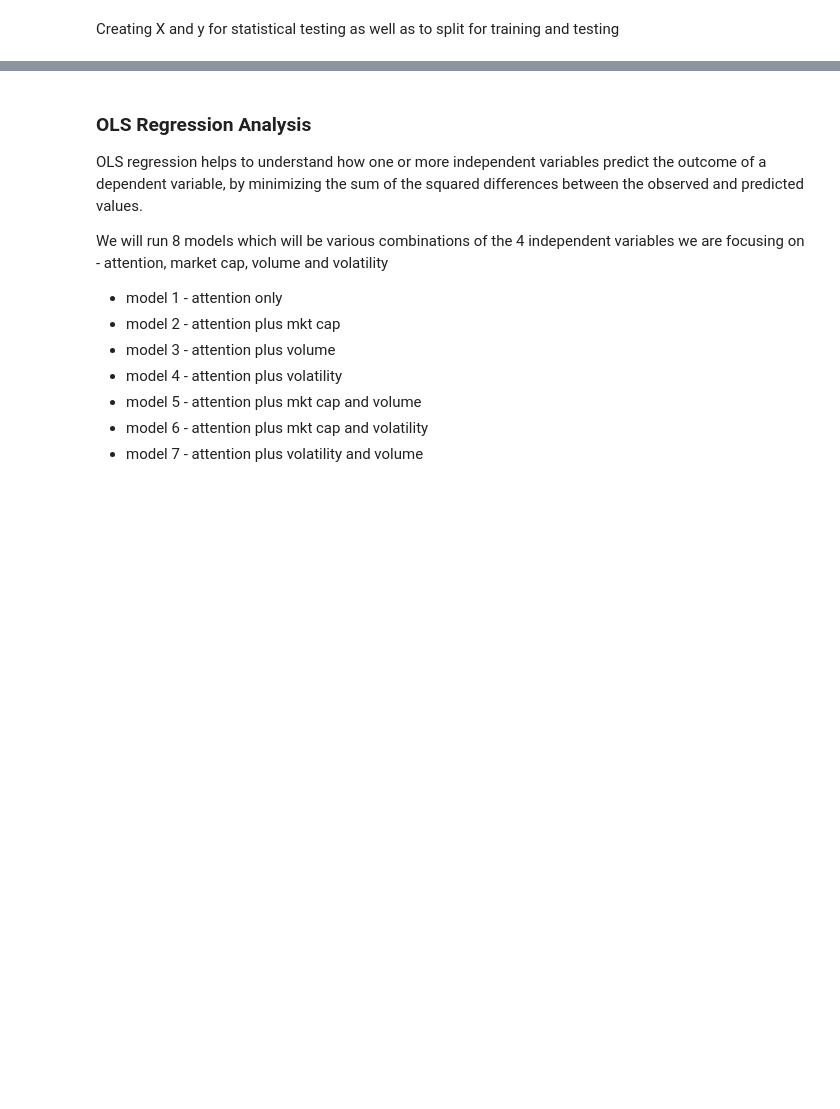
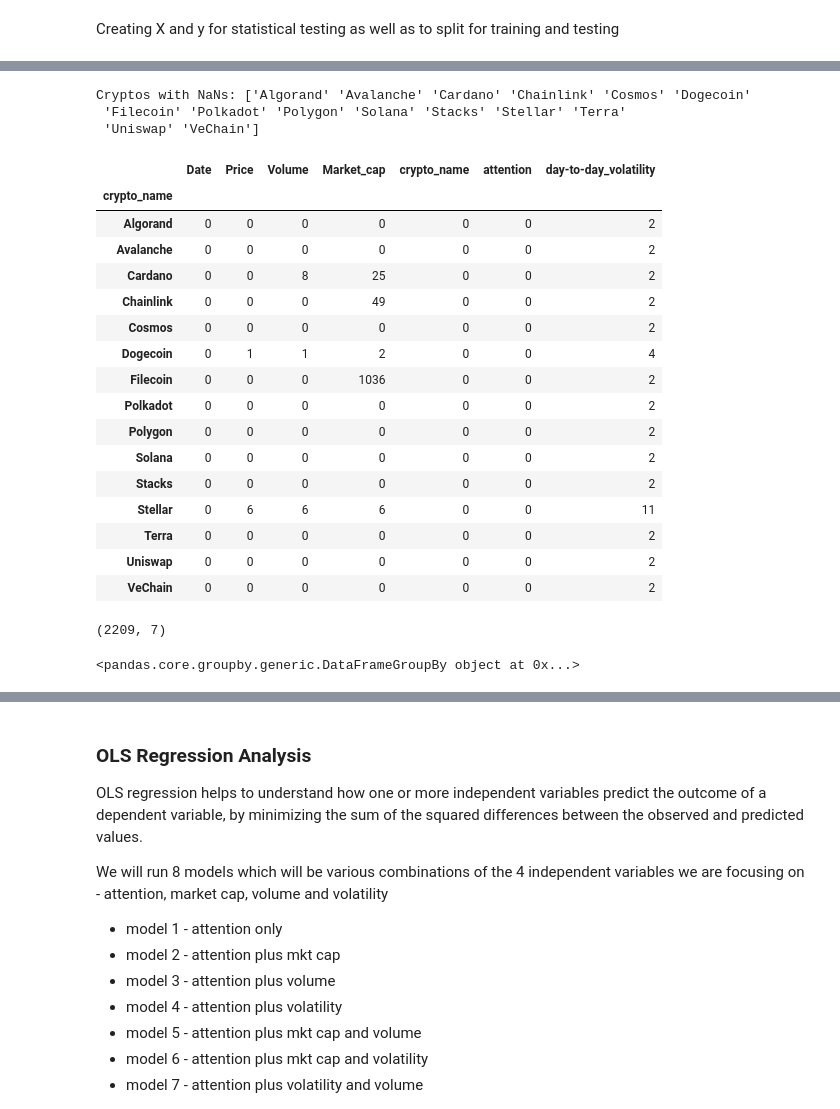
Before and after one commit to senaruetschlin/Investor_Attention, a Jupyter notebook: crypto_models.ipynb, the cells around one changed output, grey strips where cells are left out. Saved outputs shown, nothing was run; the diff lists cells and outputs as text; code cells hidden in the pictures; blank space fills up the shorter version.

```diff
--- a/crypto_models.ipynb
+++ b/crypto_models.ipynb
@@ -36,0 +49,7 @@ df.head()
+# %%
+def calculate_volatility(group):
+    group['day-to-day_volatility'] = group['Price'].shift(-1) - group['Price'].shift(1)
+    return group
+
+df = df.groupby('crypto_name').apply(calculate_volatility)
+df.head()
@@ -36,0 +64,3 @@ df.head()
+# %%
+df.reset_index(drop=True, inplace=True)
+df.head()
@@ -38,0 +106,42 @@ Creating X and y for statistical testing as well as to split for training and te
+# %%
+nan_rows = df[df.isnull().any(axis=1)]
+
+# Get the names of the cryptos that have NaNs
+crypto_names_with_nans = nan_rows['crypto_name'].unique()
+print("Cryptos with NaNs:", crypto_names_with_nans)
+
+# Calculate how many NaNs in each column for each crypto
+nan_counts = nan_rows.groupby('crypto_name').apply(lambda x: x.isnull().sum())
+nan_counts
+# %% [output]
+Cryptos with NaNs: ['Algorand' 'Avalanche' 'Cardano' 'Chainlink' 'Cosmos' 'Dogecoin'
+ 'Filecoin' 'Polkadot' 'Polygon' 'Solana' 'Stacks' 'Stellar' 'Terra'
+ 'Uniswap' 'VeChain']
+|  | Date | Price | Volume | Market_cap | crypto_name | attention | day-to-day_volatility |
+| crypto_name |  |  |  |  |  |  |  |
+| Algorand | 0 | 0 | 0 | 0 | 0 | 0 | 2 |
+| Avalanche | 0 | 0 | 0 | 0 | 0 | 0 | 2 |
+| Cardano | 0 | 0 | 8 | 25 | 0 | 0 | 2 |
+| Chainlink | 0 | 0 | 0 | 49 | 0 | 0 | 2 |
+| Cosmos | 0 | 0 | 0 | 0 | 0 | 0 | 2 |
+| Dogecoin | 0 | 1 | 1 | 2 | 0 | 0 | 4 |
+| Filecoin | 0 | 0 | 0 | 1036 | 0 | 0 | 2 |
+| Polkadot | 0 | 0 | 0 | 0 | 0 | 0 | 2 |
+| Polygon | 0 | 0 | 0 | 0 | 0 | 0 | 2 |
+| Solana | 0 | 0 | 0 | 0 | 0 | 0 | 2 |
+| Stacks | 0 | 0 | 0 | 0 | 0 | 0 | 2 |
+| Stellar | 0 | 6 | 6 | 6 | 0 | 0 | 11 |
+| Terra | 0 | 0 | 0 | 0 | 0 | 0 | 2 |
+| Uniswap | 0 | 0 | 0 | 0 | 0 | 0 | 2 |
+| VeChain | 0 | 0 | 0 | 0 | 0 | 0 | 2 |
+# %%
+df_file = df[df['crypto_name']=='Filecoin']
+
+# print its shape
+print(df_file.shape)
+# %% [output]
+(2209, 7)
+# %%
+print(grouped)
+# %% [output]
+<pandas.core.groupby.generic.DataFrameGroupBy object at 0x...>
```
Also changed, not shown: parts of 12 cells of this notebook, 4 other files.
